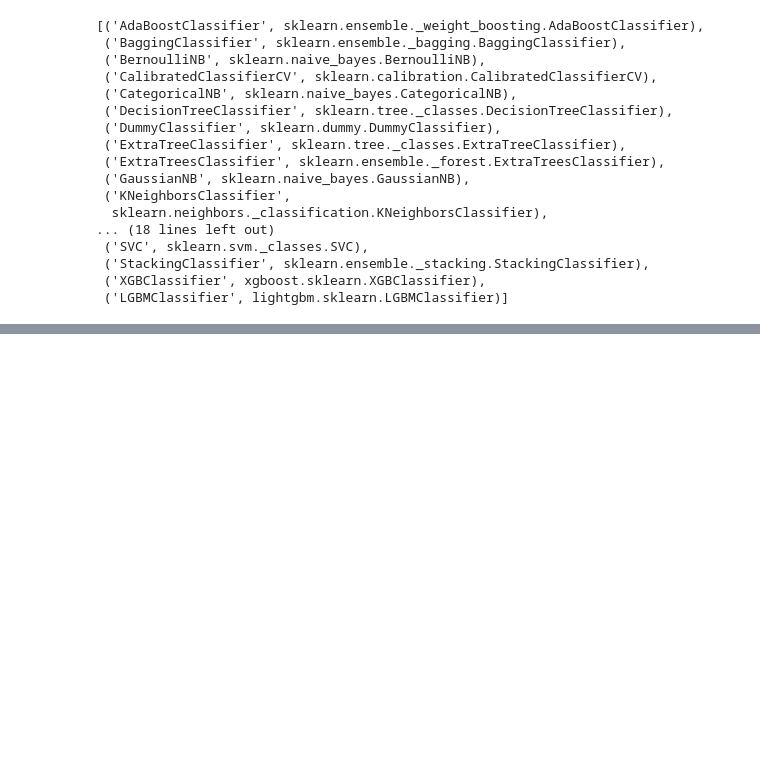
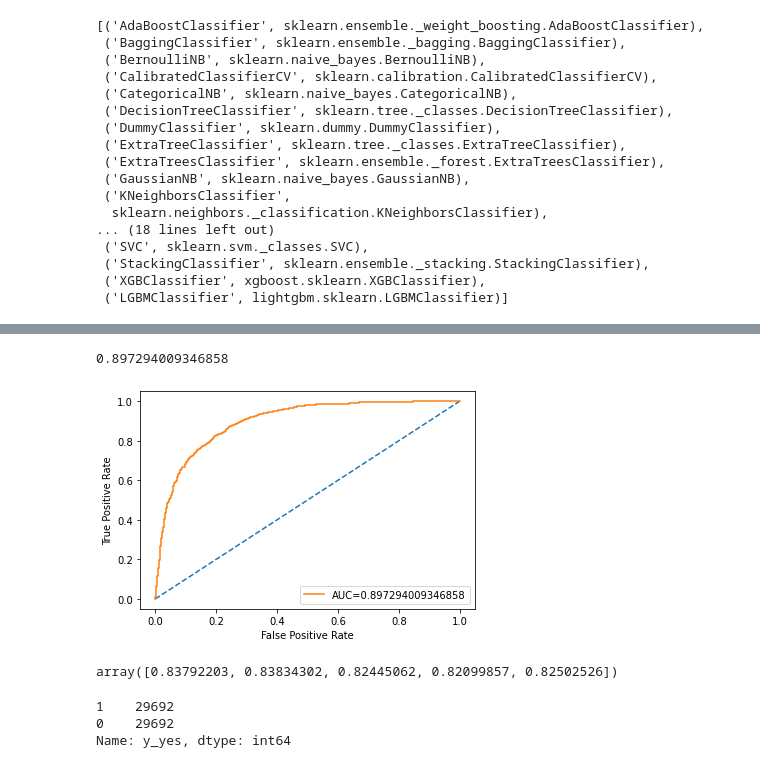
Before and after one commit to vidya2901/aUvqrX70jsiaP6fh, a Jupyter notebook: Term_Deposit_Marketing.ipynb, the cells around one changed output, grey strips where cells are left out. Cells and saved outputs as stored; diff of their text form; code cells hidden in the pictures; blank space fills up the shorter version.

```diff
--- a/Term_Deposit_Marketing.ipynb
+++ b/Term_Deposit_Marketing.ipynb
@@ -171,6 +179,8 @@ lazypredict.Supervised.CLASSIFIERS
  ('XGBClassifier', xgboost.sklearn.XGBClassifier),
  ('LGBMClassifier', lightgbm.sklearn.LGBMClassifier)]
 # %%
-clf = LazyClassifier(verbose=0,ignore_warnings=True, custom_metric=None)
-models,predictions = clf.fit(X_ros, X_test, y_ros, y_test)
-print(models)
+#logistic regression - ros
+logisticRegr = LogisticRegression()
+lr = logisticRegr.fit(X_ros, y_ros)
+y_pred=logisticRegr.predict(X_test)
+print(classification_report(y_test, y_pred))
@@ -176,0 +196,4 @@ print(models)
+# %%
+# predict probabilities
+y_prob=logisticRegr.predict_proba(X_test)
+print(y_prob)
@@ -176,0 +208,27 @@ print(models)
+# %%
+# keep probabilities for the positive outcome only
+probs = y_prob[:, 1]
+# %%
+# calculate roc auc
+auc = roc_auc_score(y_test, probs)
+print(auc)
+# %% [output]
+0.897294009346858
+# %%
+# calculate roc curve
+fpr, tpr, thresholds = roc_curve(y_test, probs)
+# plot no skill
+plt.plot([0, 1], [0, 1], linestyle='--')
+# plot the roc curve for the model
+plt.plot(fpr,tpr,label="AUC="+str(auc))
+plt.ylabel('True Positive Rate')
+plt.xlabel('False Positive Rate')
+plt.legend(loc=4)
+# show the plot
+plt.show()
+# %% [output]
+[figure, added]
+# %%
+cross_val_score(logisticRegr, X_ros, y_ros, cv=5)
+# %% [output]
+array([0.83792203, 0.83834302, 0.82445062, 0.82099857, 0.82502526])
@@ -176,0 +239,6 @@ print(models)
+# %%
+pd.value_counts(y_smo)                                      # Get counts after class balancing
+# %% [output]
+1    29692
+0    29692
+Name: y_yes, dtype: int64
```
Also changed, not shown: parts of 34 cells of this notebook.
